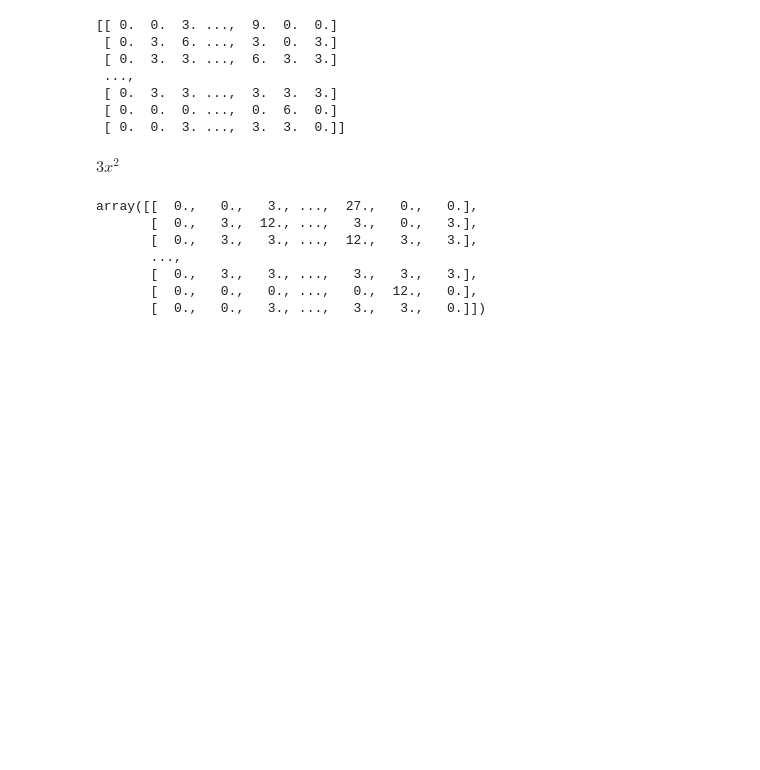
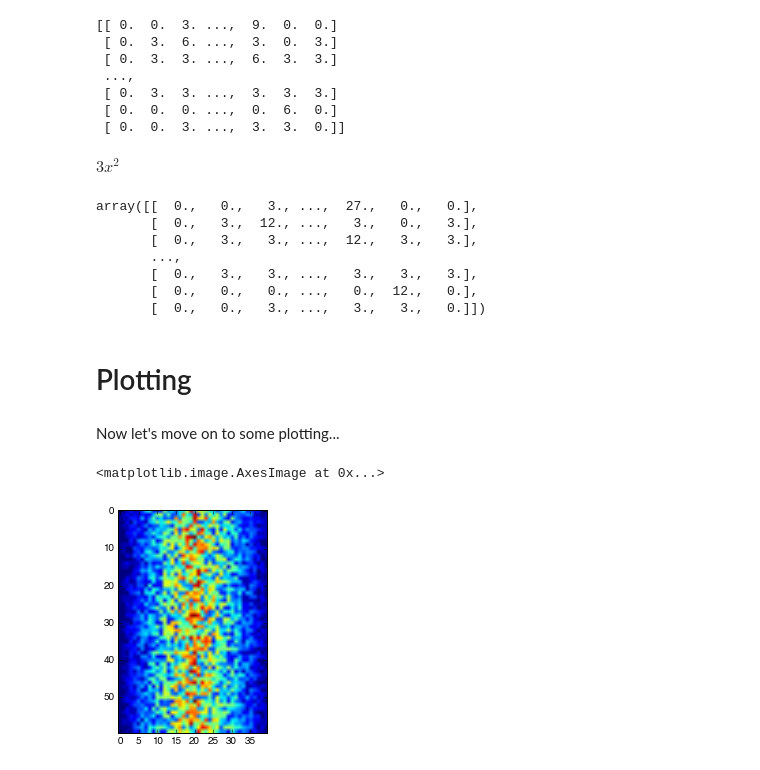
Before and after one commit to dotsdl/swc_asuphysics_python, a Jupyter notebook: Inflmmation_analysis.ipynb, the cells around one changed output. Cells and saved outputs as stored; diff of their text form; code cells hidden in the pictures; blank space fills up the shorter version.

```diff
--- a/Inflmmation_analysis.ipynb
+++ b/Inflmmation_analysis.ipynb
@@ -156,0 +163,4 @@ array([[  0.,   0.,   3., ...,  27.,   0.,   0.],
+# %% [markdown]
+# Plotting
+# %% [markdown]
+Now let's move on to some plotting...
@@ -156,0 +171,5 @@ array([[  0.,   0.,   3., ...,  27.,   0.,   0.],
+# %%
+plt.imshow(data)
+# %% [output]
+<matplotlib.image.AxesImage at 0x...>
+[figure, added]
```
Also changed, not shown: parts of 5 cells of this notebook.
